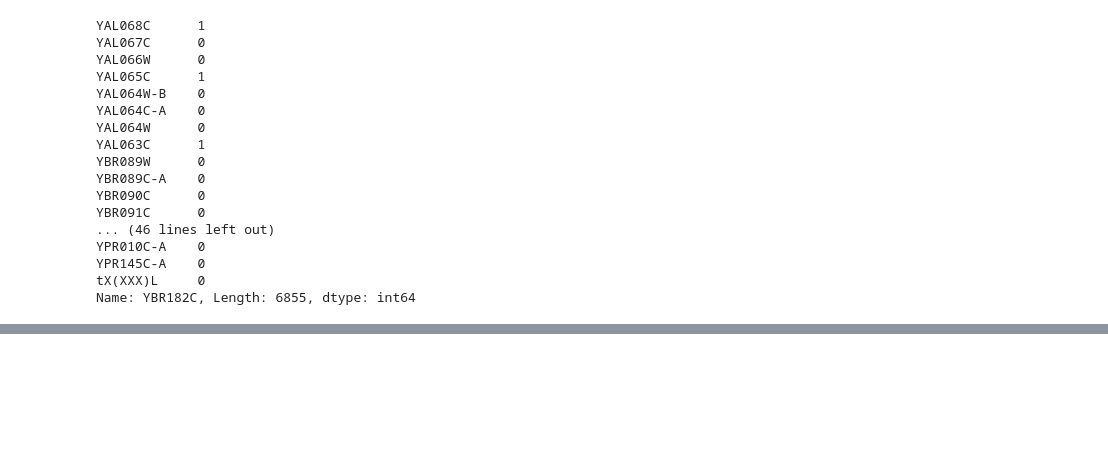
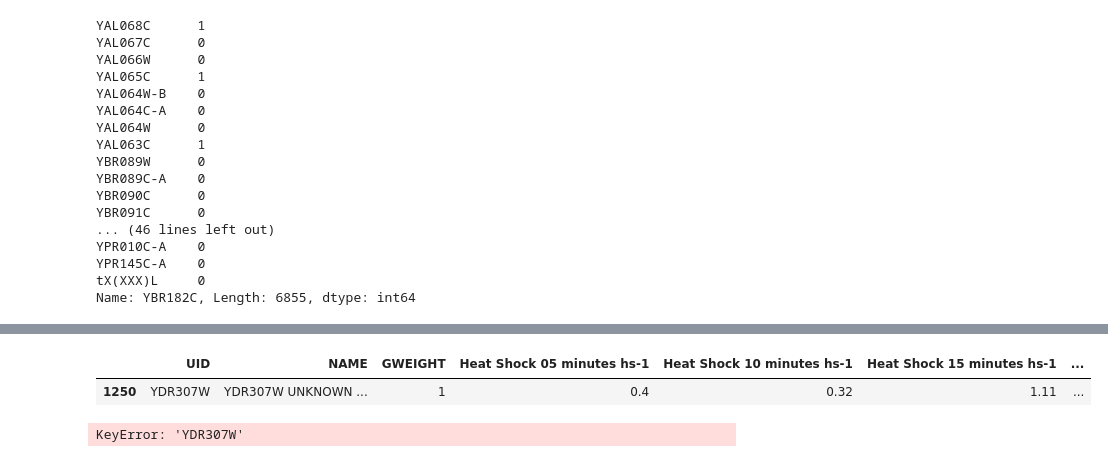
Before and after one commit to jnnanvrro/generegnetwork, a Jupyter notebook: yeastnet_project/Feb9/Data processing.ipynb, the cells around one changed output, grey strips where cells are left out. Drawn from its saved outputs; the diff is of its cells as text; code cells hidden in the pictures; blank space fills up the shorter version.

```diff
--- a/yeastnet_project/Feb9/Data processing.ipynb
+++ b/yeastnet_project/Feb9/Data processing.ipynb
@@ -406,0 +443,4 @@ def get_data(yeastract_csv_filename, gene_to_orf_filename="tftoorf.csv"):
+# %%
+orfnames_new = list(pd.read_csv("orfname_time_course_fixed.csv").iloc[:, 2])
+
+gasch_data["UID"] = orfnames_new
@@ -406,0 +467,2 @@ def get_data(yeastract_csv_filename, gene_to_orf_filename="tftoorf.csv"):
+# %%
+gasch_data = gasch_data[(gasch_data["UID"] != "Unknown")]
@@ -406,0 +516,5 @@ def get_data(yeastract_csv_filename, gene_to_orf_filename="tftoorf.csv"):
+# %%
+gasch_data[gasch_data["UID"] == 'YDR307W']
+# %% [output]
+|  | UID | NAME | GWEIGHT | Heat Shock 05 minutes hs-1 | Heat Shock 10 minutes hs-1 | Heat Shock 15 minutes hs-1 | ... |
+| 1250 | YDR307W | YDR307W UNKNOWN ... | 1 | 0.4 | 0.32 | 1.11 | ... |
@@ -406,0 +523,4 @@ def get_data(yeastract_csv_filename, gene_to_orf_filename="tftoorf.csv"):
+# %%
+A['YDR307W']
+# %% [output]
+KeyError: 'YDR307W'
```
Also changed, not shown: parts of 14 cells of this notebook, 4 other files.
